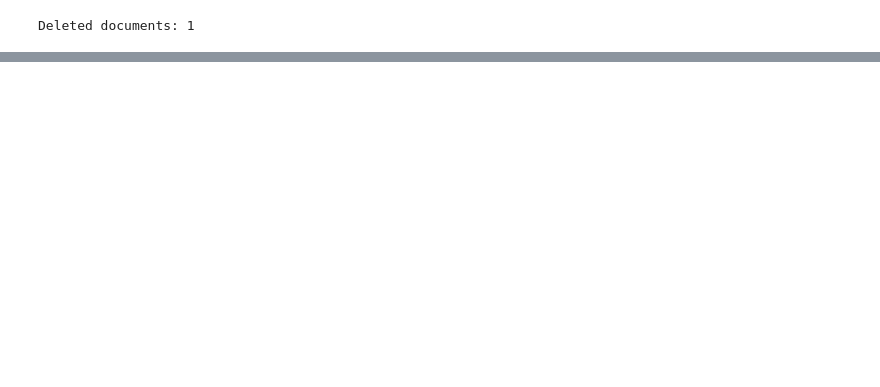
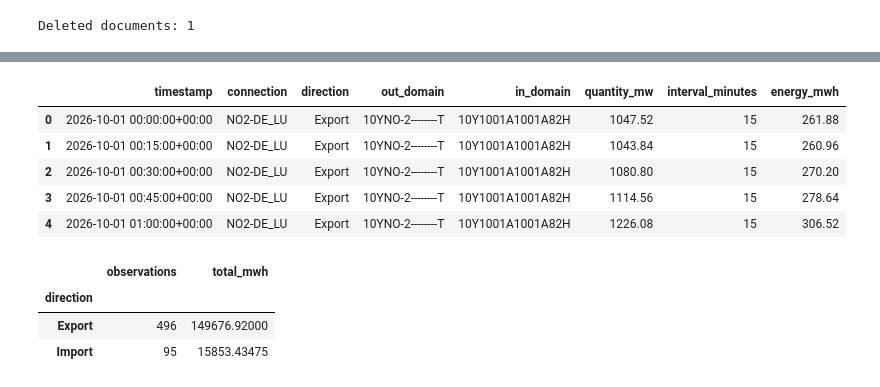
Before and after one commit to VasiliiAnderson/ind320-project, a Jupyter notebook: notebooks/compulsory_2.ipynb, the cells around one changed output, grey strips where cells are left out. Cells and saved outputs as stored; diff of their text form; code cells hidden in the pictures; blank space fills up the shorter version.

```diff
--- a/notebooks/compulsory_2.ipynb
+++ b/notebooks/compulsory_2.ipynb
@@ -296,0 +525,45 @@ client.close()
+# %%
+start = pd.Timestamp("2026-10-01", tz="UTC")
+end = pd.Timestamp("2026-10-08", tz="UTC")
+
+export_df = fetch_entsoe_flow(
+    out_domain=NO2,
+    in_domain=DE_LU,
+    period_start=start,
+    period_end=end,
+    connection="NO2-DE_LU",
+    direction="Export",
+)
+
+import_df = fetch_entsoe_flow(
+    out_domain=DE_LU,
+    in_domain=NO2,
+    period_start=start,
+    period_end=end,
+    connection="NO2-DE_LU",
+    direction="Import",
+)
+
+test_connection_df = pd.concat(
+    [export_df, import_df],
+    ignore_index=True,
+)
+
+test_connection_df.head()
+# %% [output]
+|  | timestamp | connection | direction | out_domain | in_domain | quantity_mw | interval_minutes | energy_mwh |
+| 0 | 2026-10-01 00:00:00+00:00 | NO2-DE_LU | Export | 10YNO-2--------T | 10Y1001A1001A82H | 1047.52 | 15 | 261.88 |
+| 1 | 2026-10-01 00:15:00+00:00 | NO2-DE_LU | Export | 10YNO-2--------T | 10Y1001A1001A82H | 1043.84 | 15 | 260.96 |
+| 2 | 2026-10-01 00:30:00+00:00 | NO2-DE_LU | Export | 10YNO-2--------T | 10Y1001A1001A82H | 1080.80 | 15 | 270.20 |
+| 3 | 2026-10-01 00:45:00+00:00 | NO2-DE_LU | Export | 10YNO-2--------T | 10Y1001A1001A82H | 1114.56 | 15 | 278.64 |
+| 4 | 2026-10-01 01:00:00+00:00 | NO2-DE_LU | Export | 10YNO-2--------T | 10Y1001A1001A82H | 1226.08 | 15 | 306.52 |
+# %%
+test_connection_df.groupby("direction").agg(
+    observations=("quantity_mw", "size"),
+    total_mwh=("energy_mwh", "sum"),
+)
+# %% [output]
+|  | observations | total_mwh |
+| direction |  |  |
+| Export | 496 | 149676.92000 |
+| Import | 95 | 15853.43475 |
```
Also changed, not shown: parts of 27 cells of this notebook, 2 other files.
